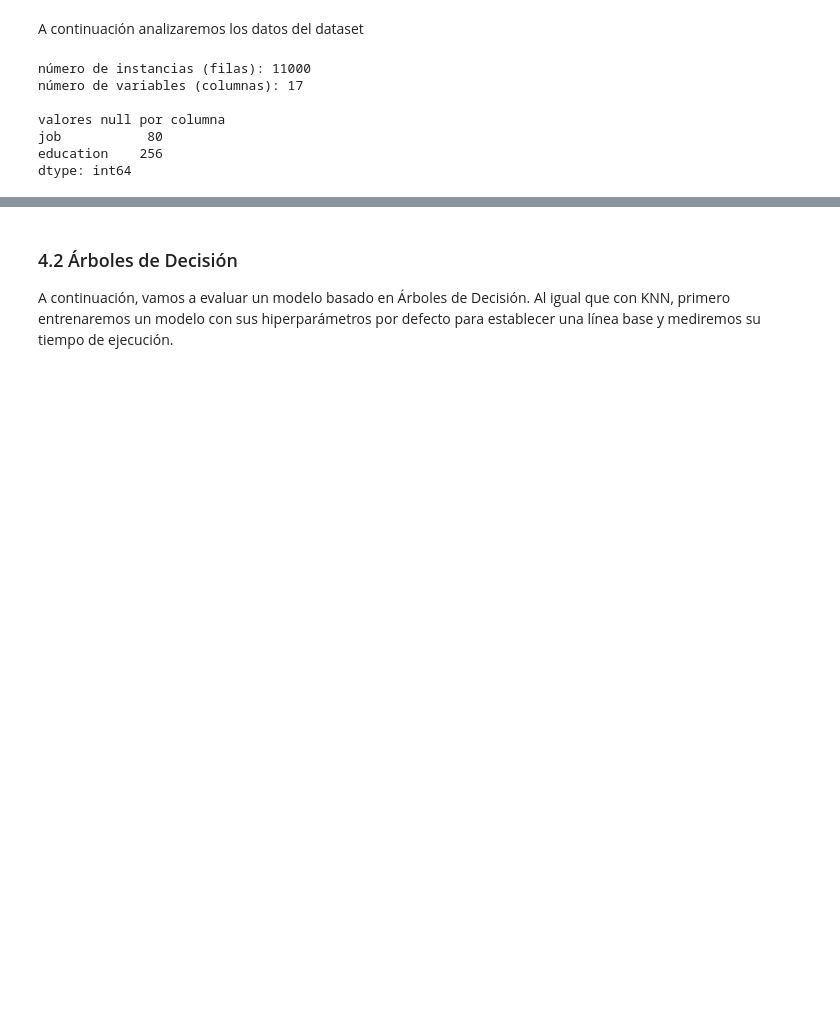
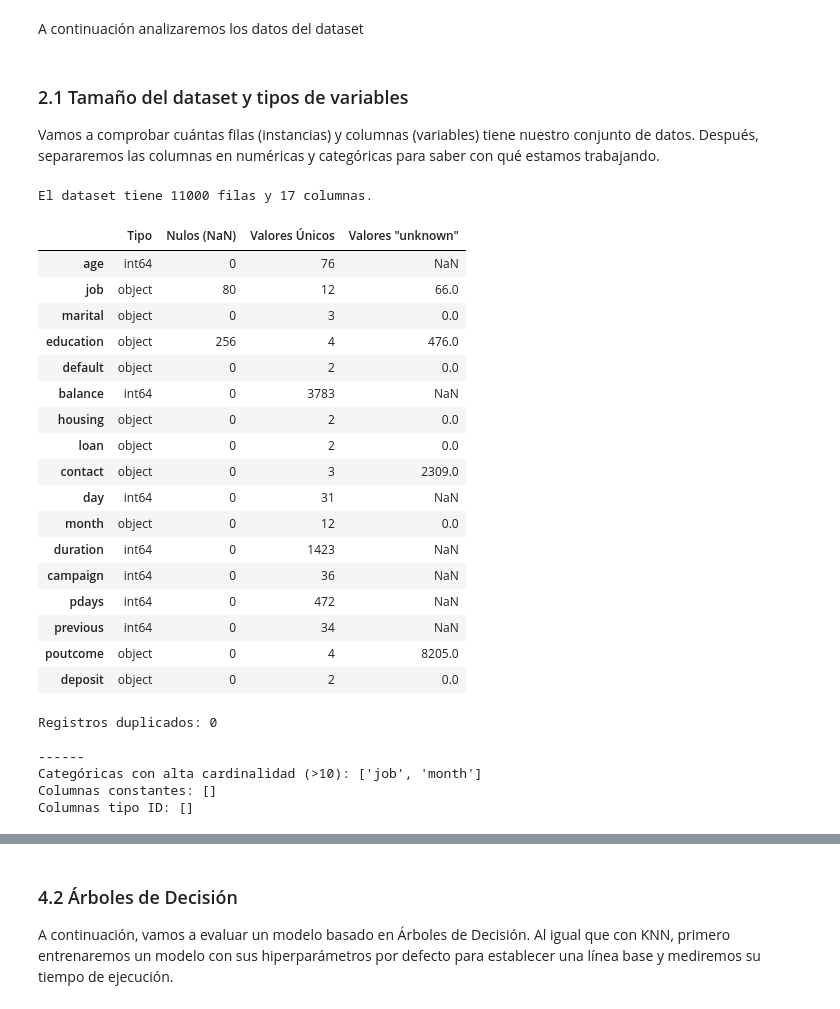
Before and after one commit to 100495957/AprendizajeAutomaticoPractica1, a Jupyter notebook: notebook_principal.ipynb, the cells around one changed output, grey strips where cells are left out. Drawn from its saved outputs; the diff is of its cells as text; code cells hidden in the pictures; blank space fills up the shorter version.

```diff
--- a/notebook_principal.ipynb
+++ b/notebook_principal.ipynb
@@ -65,18 +61,62 @@ memory usage: 1.5+ MB
 # %% [markdown]
 A continuación analizaremos los datos del dataset
+# %% [markdown]
+### 2.1 Tamaño del dataset y tipos de variables
+Vamos a comprobar cuántas filas (instancias) y columnas (variables) tiene nuestro conjunto de datos. Después, separaremos las columnas en numéricas y categóricas para saber con qué estamos trabajando.
 # %%
-#número de instancias y variables
-print(f"número de instancias (filas): {dataframe.shape[0]}")
-print(f"número de variables (columnas): {dataframe.shape[1]}")
-#comprobación de valores nulos
-print("\nvalores null por columna")
-nulos = dataframe.isnull().sum()
-print(nulos[nulos > 0])
+#dimensiones del dataset
+filas, columnas = df.shape
+print(f"El dataset tiene {filas} filas y {columnas} columnas.\n")
+
+#resumen de nulos y tipos de datos
+resumen = pd.DataFrame({
+    'Tipo': df.dtypes,
+    'Nulos (NaN)': df.isnull().sum(),
+    'Valores Únicos': df.nunique()
+})
+
+#identificar 'unknown'
+cols_cat = df.select_dtypes(include=['object', 'category']).columns
+unknowns = {col: (df[col] == 'unknown').sum() for col in cols_cat}
+resumen['Valores "unknown"'] = pd.Series(unknowns)
+
+display(resumen)
+print(f"\nRegistros duplicados: {df.duplicated().sum()}\n")
+
+
+print("------")
+#categóricas con alta cardinalidad (>10)
+alta_card = resumen[(resumen['Tipo'] == 'object') & (resumen['Valores Únicos'] > 10)].index.tolist()
+print(f"Categóricas con alta cardinalidad (>10): {alta_card}")
+
+#constantes o IDs
+constantes = resumen[resumen['Valores Únicos'] == 1].index.tolist()
+ids = resumen[resumen['Valores Únicos'] == filas].index.tolist()
+print(f"Columnas constantes: {constantes}")
+print(f"Columnas tipo ID: {ids}")
 # %% [output]
-número de instancias (filas): 11000
-número de variables (columnas): 17
-
-valores null por columna
-job           80
-education    256
-dtype: int64
+El dataset tiene 11000 filas y 17 columnas.
+|  | Tipo | Nulos (NaN) | Valores Únicos | Valores "unknown" |
+| age | int64 | 0 | 76 | NaN |
+| job | object | 80 | 12 | 66.0 |
+| marital | object | 0 | 3 | 0.0 |
+| education | object | 256 | 4 | 476.0 |
+| default | object | 0 | 2 | 0.0 |
+| balance | int64 | 0 | 3783 | NaN |
+| housing | object | 0 | 2 | 0.0 |
+| loan | object | 0 | 2 | 0.0 |
+| contact | object | 0 | 3 | 2309.0 |
+| day | int64 | 0 | 31 | NaN |
+| month | object | 0 | 12 | 0.0 |
+| duration | int64 | 0 | 1423 | NaN |
+| campaign | int64 | 0 | 36 | NaN |
+| pdays | int64 | 0 | 472 | NaN |
+| previous | int64 | 0 | 34 | NaN |
+| poutcome | object | 0 | 4 | 8205.0 |
+| deposit | object | 0 | 2 | 0.0 |
+Registros duplicados: 0
+
+------
+Categóricas con alta cardinalidad (>10): ['job', 'month']
+Columnas constantes: []
+Columnas tipo ID: []
```
Also changed, not shown: parts of 20 cells of this notebook.
